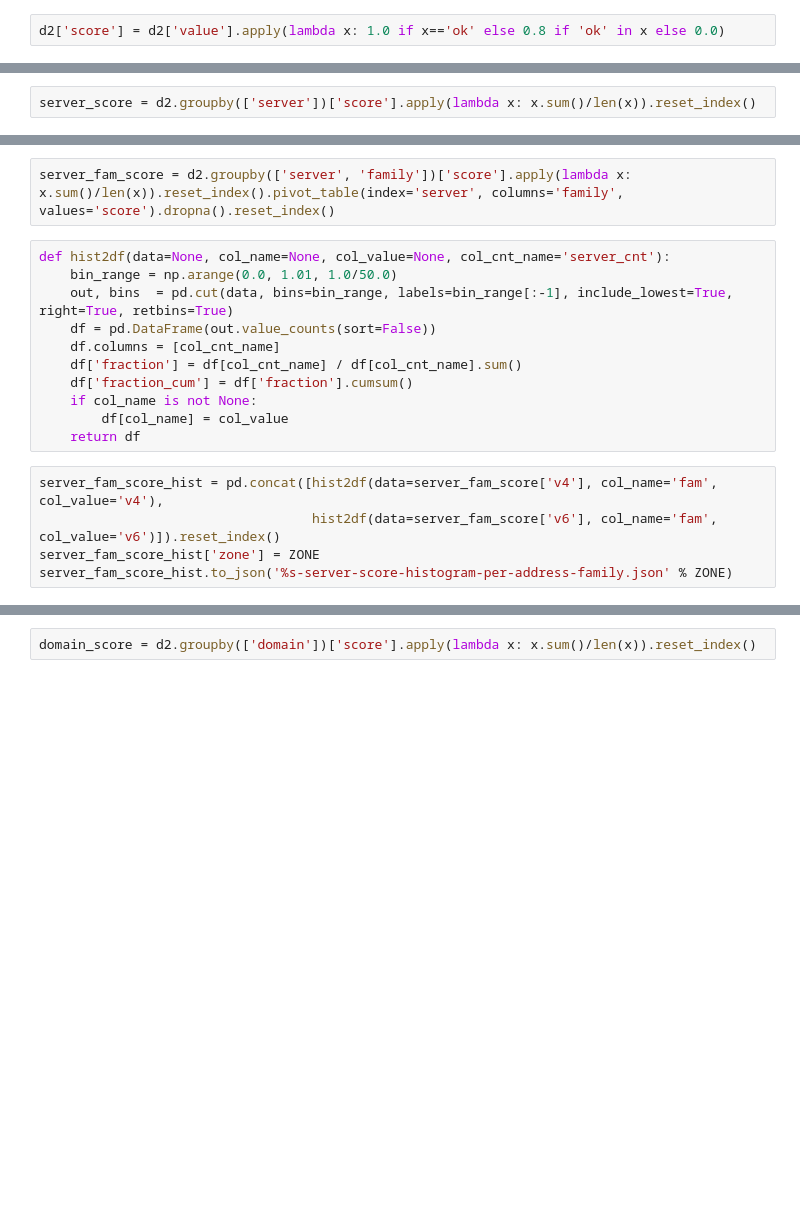
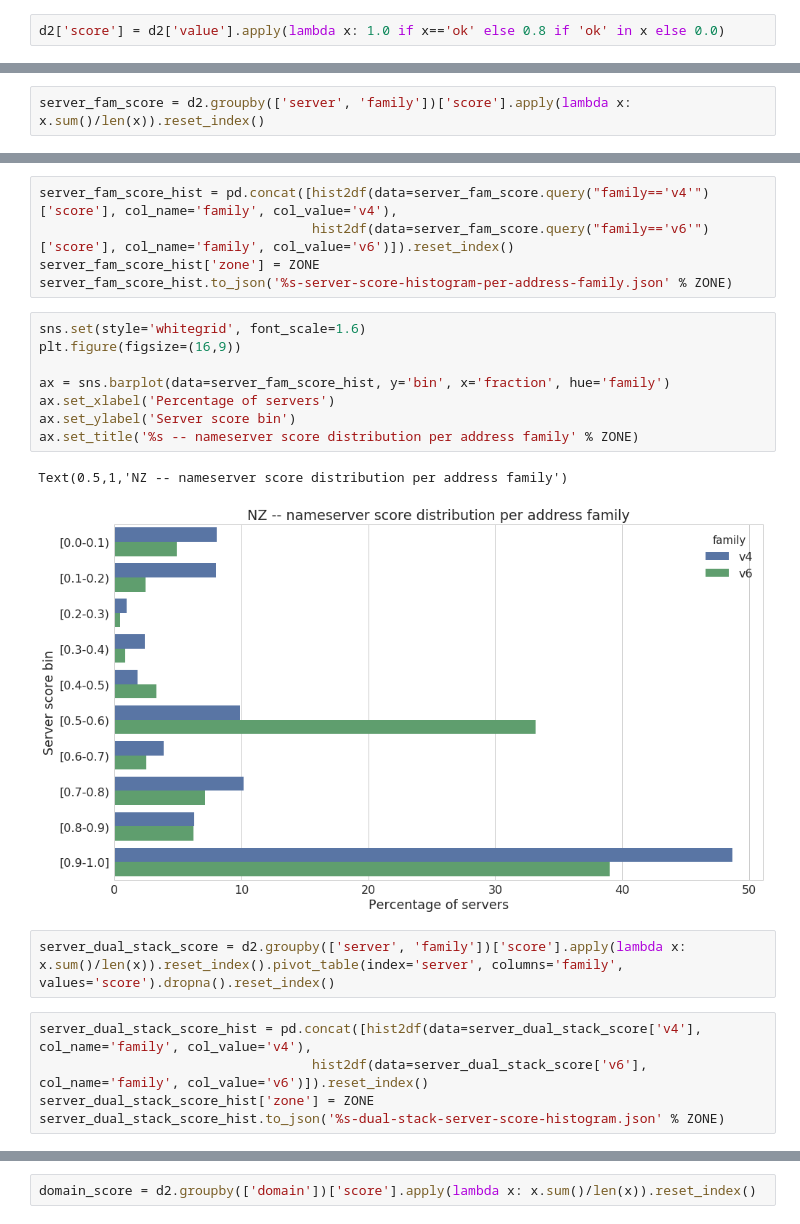
Before and after one commit to InternetNZ/edns-compliance-parser, a Jupyter notebook: analysis/Analyze EDNS compliance results.ipynb, the cells around one changed output, grey strips where cells are left out. Drawn from its saved outputs; the diff is of its cells as text; blank space fills up the shorter version.

```diff
--- a/analysis/Analyze EDNS compliance results.ipynb
+++ b/analysis/Analyze EDNS compliance results.ipynb
@@ -350,2 +375,2 @@ d2['score'] = d2['value'].apply(lambda x: 1.0 if x=='ok' else 0.8 if 'ok' in x e
 # %%
-server_score = d2.groupby(['server'])['score'].apply(lambda x: x.sum()/len(x)).reset_index()
+server_fam_score = d2.groupby(['server', 'family'])['score'].apply(lambda x: x.sum()/len(x)).reset_index()
@@ -363,19 +386,24 @@ server_score_hist.to_json('%s-server-score-histogram.json' % ZONE)
+# %%
+server_fam_score_hist = pd.concat([hist2df(data=server_fam_score.query("family=='v4'")['score'], col_name='family', col_value='v4'),
+                                   hist2df(data=server_fam_score.query("family=='v6'")['score'], col_name='family', col_value='v6')]).reset_index()
+server_fam_score_hist['zone'] = ZONE
+server_fam_score_hist.to_json('%s-server-score-histogram-per-address-family.json' % ZONE)
+# %%
+sns.set(style='whitegrid', font_scale=1.6)
+plt.figure(figsize=(16,9))
+
+ax = sns.barplot(data=server_fam_score_hist, y='bin', x='fraction', hue='family')
+ax.set_xlabel('Percentage of servers')
+ax.set_ylabel('Server score bin')
+ax.set_title('%s -- nameserver score distribution per address family' % ZONE)
+# %% [output]
+Text(0.5,1,'NZ -- nameserver score distribution per address family')
+[figure, added]
 # %%
-server_fam_score = d2.groupby(['server', 'family'])['score'].apply(lambda x: x.sum()/len(x)).reset_index().pivot_table(index='server', columns='family', values='score').dropna().reset_index()
+server_dual_stack_score = d2.groupby(['server', 'family'])['score'].apply(lambda x: x.sum()/len(x)).reset_index().pivot_table(index='server', columns='family', values='score').dropna().reset_index()
-# %%
-def hist2df(data=None, col_name=None, col_value=None, col_cnt_name='server_cnt'):
-    bin_range = np.arange(0.0, 1.01, 1.0/50.0)
-    out, bins  = pd.cut(data, bins=bin_range, labels=bin_range[:-1], include_lowest=True, right=True, retbins=True)
-    df = pd.DataFrame(out.value_counts(sort=False))
-    df.columns = [col_cnt_name]
-    df['fraction'] = df[col_cnt_name] / df[col_cnt_name].sum()
-    df['fraction_cum'] = df['fraction'].cumsum()
-    if col_name is not None:
-        df[col_name] = col_value
-    return df
 # %%
-server_fam_score_hist = pd.concat([hist2df(data=server_fam_score['v4'], col_name='fam', col_value='v4'),
-                                   hist2df(data=server_fam_score['v6'], col_name='fam', col_value='v6')]).reset_index()
-server_fam_score_hist['zone'] = ZONE
-server_fam_score_hist.to_json('%s-server-score-histogram-per-address-family.json' % ZONE)
+server_dual_stack_score_hist = pd.concat([hist2df(data=server_dual_stack_score['v4'], col_name='family', col_value='v4'),
+                                   hist2df(data=server_dual_stack_score['v6'], col_name='family', col_value='v6')]).reset_index()
+server_dual_stack_score_hist['zone'] = ZONE
+server_dual_stack_score_hist.to_json('%s-dual-stack-server-score-histogram.json' % ZONE)
 # %%
```
Also changed, not shown: parts of 26 cells of this notebook.
